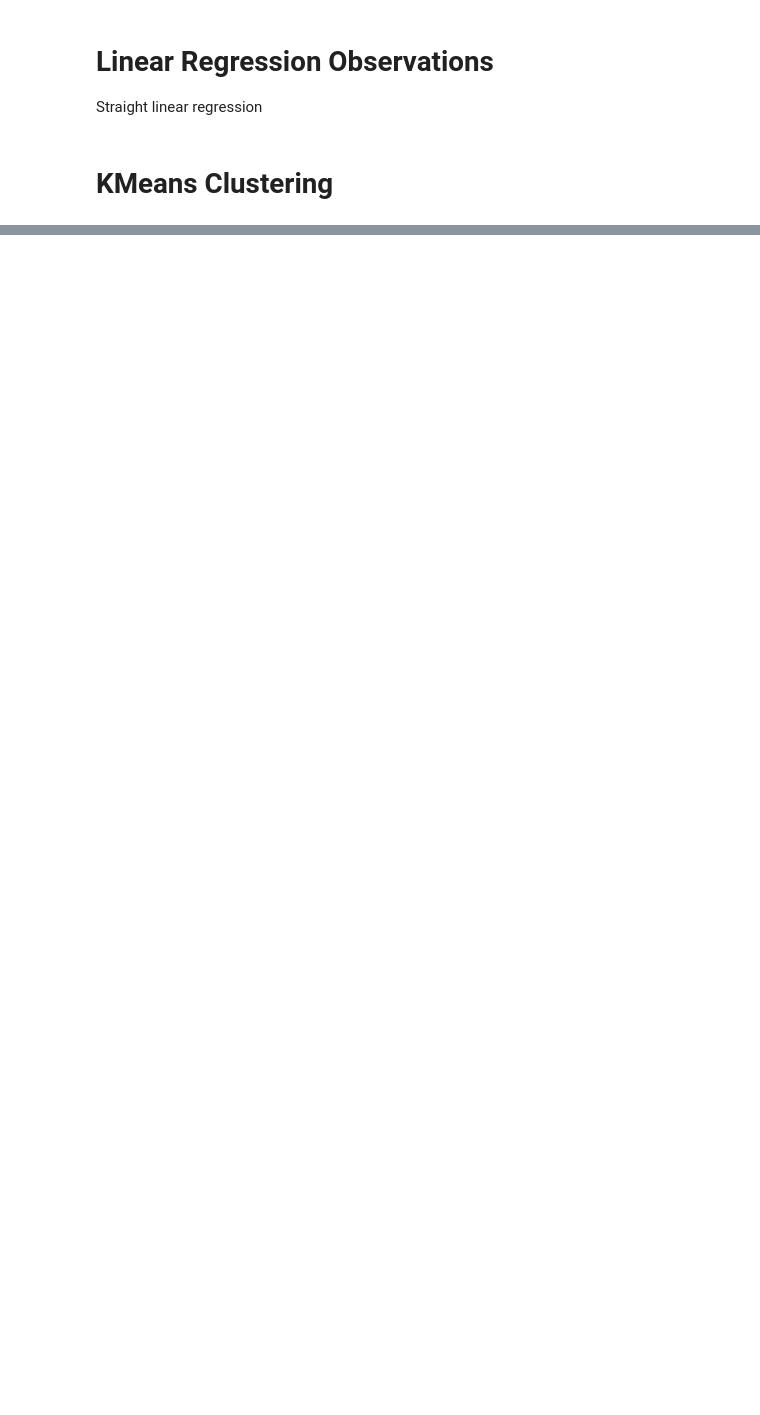
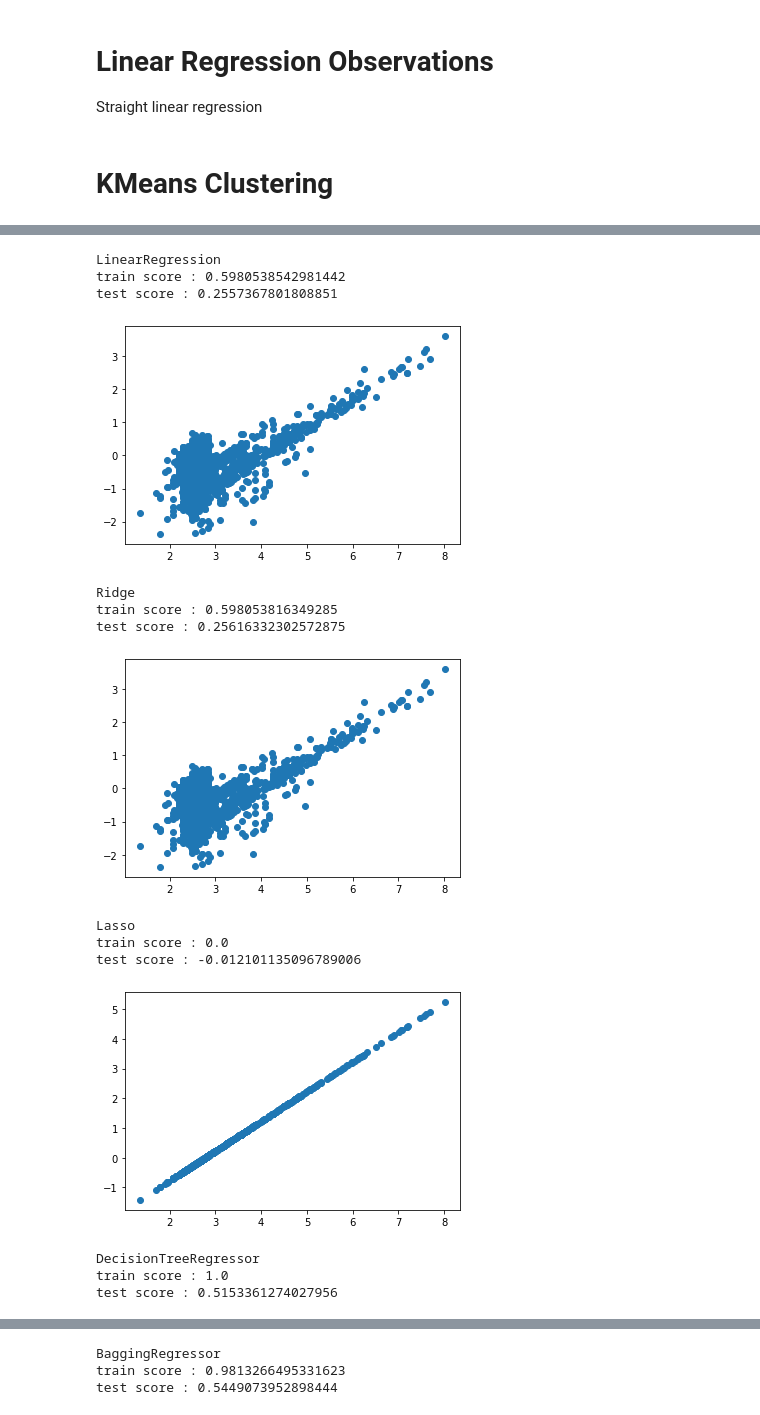
Before and after one commit to vcampos4545/ORIE-4740-Final-Project, a Jupyter notebook: WineDataAnalysis.ipynb, the cells around one changed output, grey strips where cells are left out. Saved outputs shown, nothing was run; the diff lists cells and outputs as text; code cells hidden in the pictures; blank space fills up the shorter version.

Commit message:
Regression Analysis

```diff
--- a/WineDataAnalysis.ipynb
+++ b/WineDataAnalysis.ipynb
@@ -78,7 +78,7 @@ data['log_price'] = np.log(data["Price"])
 
 #X is every column but log price, y is only log price
 X = data.drop(columns=["log_price","Price"])
-y = data[["log_price"]]
+y = data[["log_price"]].values.ravel()
 X.head()
 # %% [output]
 |  | Rating | NumRatings | Type | Year | Body | Acidity | Vintage | Nat | Size | United States | ... |
@@ -275,0 +391,31 @@ cluster_indexs
+# %%
+#Looking at constant variance for each model using a validation set
+
+#Split into train and test sets
+index = int(1/2*len(X))
+X_train, X_test = X[:index,:], X[index+1:,:]
+y_train, y_test = y[:index], y[index+1:]
+# %%
+for model in models:
+    print(type(model).__name__)
+    model.fit(X_train,y_train)
+    print(f"train score : {model.score(X_train, y_train)}\ntest score : {model.score(X_test, y_test)}")
+    y_hat = model.predict(X_test)
+    plt.scatter(y_test,y_test-y_hat)
+    plt.show()
+# %% [output]
+LinearRegression
+train score : 0.5980538542981442
+test score : 0.2557367801808851
+[figure, added]
+Ridge
+train score : 0.598053816349285
+test score : 0.25616332302572875
+[figure, added]
+Lasso
+train score : 0.0
+test score : -0.012101135096789006
+[figure, added]
+DecisionTreeRegressor
+train score : 1.0
+test score : 0.5153361274027956
@@ -275,0 +423,3 @@ cluster_indexs
+BaggingRegressor
+train score : 0.9813266495331623
+test score : 0.5449073952898444
```
Also changed, not shown: parts of 11 cells of this notebook, 1 other file.
